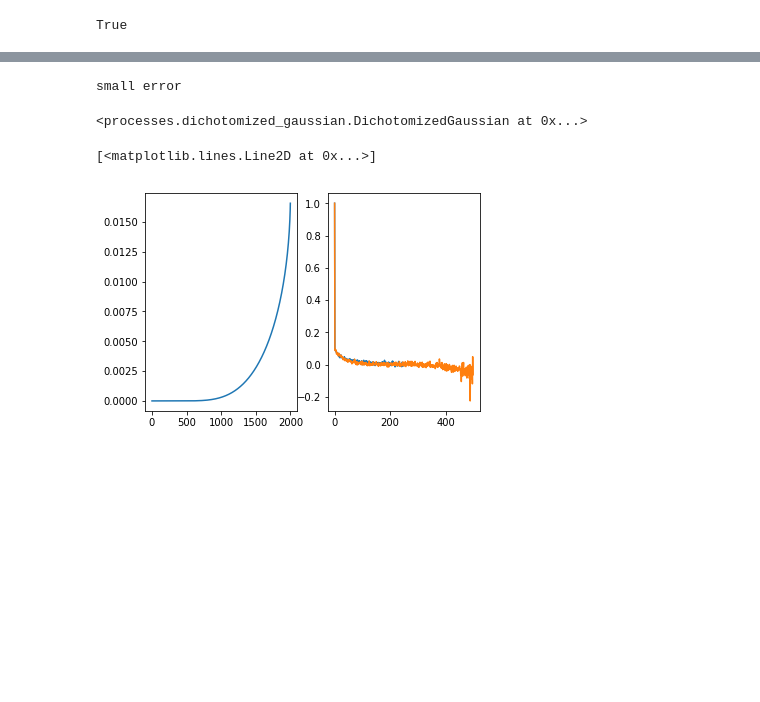
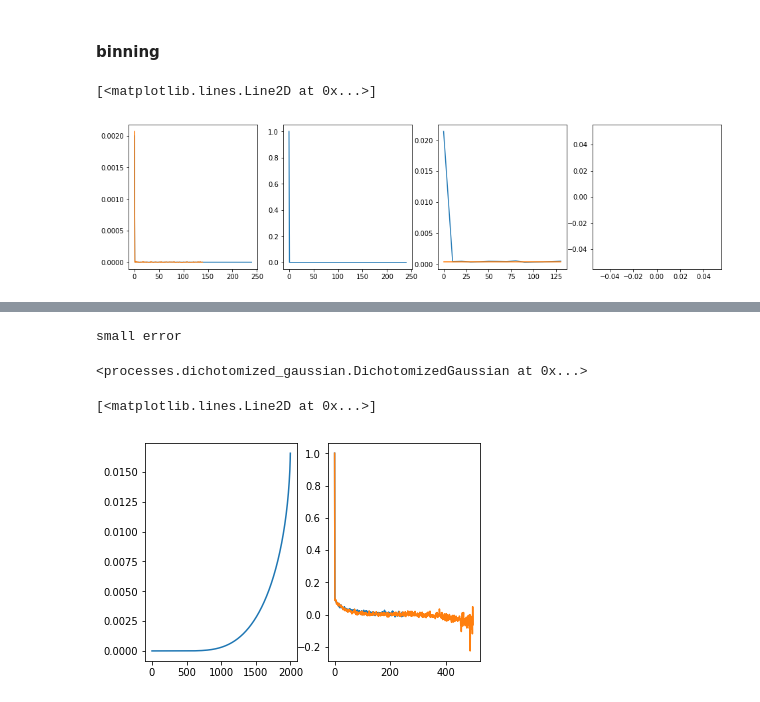
Before and after one commit to diegoarri91/stochastic-processes, a Jupyter notebook: examples/dichotomized_gaussian.ipynb, the cells around one changed output, grey strips where cells are left out. Drawn from its saved outputs; the diff is of its cells as text; code cells hidden in the pictures; blank space fills up the shorter version.

```diff
--- a/examples/dichotomized_gaussian.ipynb
+++ b/examples/dichotomized_gaussian.ipynb
@@ -86,10 +51,0 @@ np.min(svals)
-# %%
-
-cutoff = 1e-1
-
-cov2 = np.exp(-(t_autocorr[:, None] - t_autocorr[None, :])**2 / sigma**2)
-
-u, s, v = np.linalg.svd(cov2)
-
-arg = len(s) - np.searchsorted(s[::-1], cutoff)
-print(arg)
@@ -176,4 +52,64 @@ aux2 = np.einsum('st,t...->s...', ch,  rand)
-# %%
-np.allclose(aux1, aux2[:, :, 0])
-# %% [output]
-True
+# %% [markdown]
+#### binning
+# %%
+dt = 1
+t = np.arange(0, 2000, dt)
+
+lam, tau = 2e-3, 20
+p = lam * dt
+A = 0
+t_autocorr = np.arange(0, tau * 12, dt)
+raw_autocorr = A * np.exp(-t_autocorr / tau) + (lam * dt)**2
+raw_autocorr[0] = lam * dt * (1 - lam * dt)
+
+tf_autocorr = tau * 7
+
+dg = DichotomizedGaussian(lam=lam, raw_autocorrelation=raw_autocorr)
+try:
+    dg.set_t(t)
+except(np.linalg.LinAlgError):
+    print('holi')
+
+fig, (ax1, ax2, ax3, ax4) = plt.subplots(figsize=(16, 4), ncols=4)
+ax1.plot(t_autocorr, raw_autocorr)
+ax2.plot(t_autocorr, dg.gp.autocov)
+
+dg.gp.set_cov(t)
+
+dtbin = 10
+n_bin = int(dtbin / dt)
+tbins = np.arange(0, t[-1] + dtbin, dtbin)
+
+argf_autocorr = int(tf_autocorr / dt)
+argf_autocorr_bin = int(tf_autocorr / dtbin)
+
+aux = np.exp(-dt / tau)
+# h_aux = np.arange(0, )
+# [u + v for u in range(10) for v in range(u)]
+mystic = sum([raw_autocorr[v - u] for u in range(n_bin) for v in range(n_bin, 2 * n_bin)])
+mystic2 = (n_bin * p)**2 + A * (aux**n_bin - aux**(2 * n_bin)) * (aux**(-n_bin) - aux**(-2 * n_bin)) / (1 - aux) / (1 - aux**(-1))
+Ab = np.exp(dtbin / tau) * (mystic - (n_bin * p)**2)
+raw_binned_autocorr_theory = Ab * np.exp(-tbins / tau) + (n_bin * p)**2
+
+pearson_binned_autocorr_theory = Ab * np.exp(-tbins / tau)
+
+mask_spikes = dg.sample(t, shape=(250,), cholesky=True)
+binned_spike_count = SpikeTrain(t, mask_spikes).spike_count(tbins)
+raw_autocorr_samples = np.mean(raw_autocorrelation(mask_spikes), 1)
+
+raw_autocorr_binned = np.mean(raw_autocorrelation(binned_spike_count), 1)
+# z = np.zeros(binned_spike_count.shape)
+var = np.nanvar(binned_spike_count, 1)#
+# z[var > 0] = binned_spike_count[var > 0] - np.nanmean(binned_spike_count, 1)[:, None] / var[:, None]
+z = binned_spike_count - np.nanmean(binned_spike_count, 1)[:, None] / var[:, None]**0.5
+# z[var < 1e-10] = 0
+pearson_autocorr_binned = np.nanmean(raw_autocorrelation(z, biased=False), 1)
+
+ax1.plot(t_autocorr[:argf_autocorr], raw_autocorr_samples[:argf_autocorr])
+ax3.plot(tbins[:argf_autocorr_bin], raw_autocorr_binned[:argf_autocorr_bin])
+ax3.plot(tbins[:argf_autocorr_bin], raw_binned_autocorr_theory[:argf_autocorr_bin])
+ax4.plot(tbins[:argf_autocorr_bin], pearson_autocorr_binned[:argf_autocorr_bin])
+# ax4.plot(tbins[:argf_autocorr_bin], pearson_binned_autocorr_theory[:argf_autocorr_bin])
+# %% [output]
+[<matplotlib.lines.Line2D at 0x...>]
+[figure, added]
```
Also changed, not shown: parts of 25 cells of this notebook, 1 other file.
